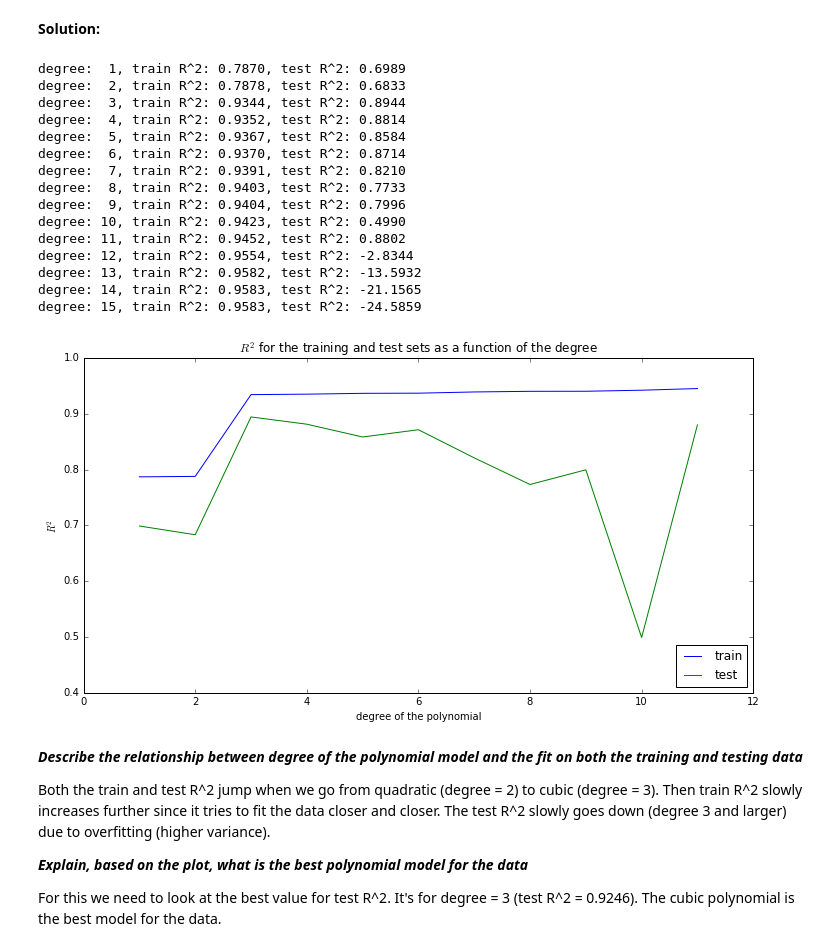
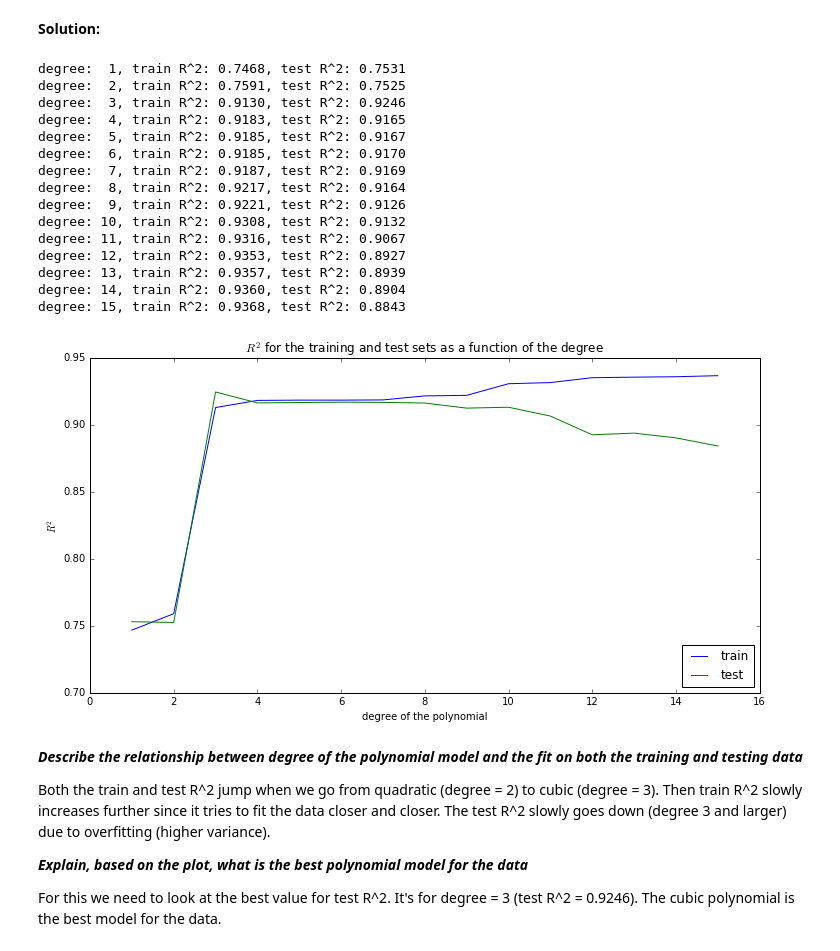
Before and after one commit to colbyZ/test1, a Jupyter notebook: hw/hw3/Zambalayev_Timur_CSCI_E_109a_HW3.ipynb, the cells around one changed output. Drawn from its saved outputs; the diff is of its cells as text; code cells hidden in the pictures.

Commit message:
plot_r_sq

```diff
--- a/hw/hw3/Zambalayev_Timur_CSCI_E_109a_HW3.ipynb
+++ b/hw/hw3/Zambalayev_Timur_CSCI_E_109a_HW3.ipynb
@@ -463,50 +463,50 @@ def plot_r_sq(ax, x_train, x_test, y_train, y_test):
         r_sq_test, _ = evaluate_polynomial_regression_fit(coefs, intercept, x_test, y_test, degree)
         print 'degree: %2d, train R^2: %.4f, test R^2: %.4f' % (degree, r_sq_train, r_sq_test)
         if abs(r_sq_train) <= 1.0 and abs(r_sq_test) <= 1.0:
             r_sq_train_list.append(r_sq_train)
             r_sq_test_list.append(r_sq_test)
             plot_degrees.append(degree)
 
     ax.plot(plot_degrees, r_sq_train_list, label='train')
     ax.plot(plot_degrees, r_sq_test_list, label='test')
     ax.legend(loc='lower right')
     ax.set_xlabel('degree of the polynomial')
     ax.set_ylabel('$R^2$')
     ax.set_title('$R^2$ for the training and test sets as a function of the degree')
 
 
 def compare_errors_prob_2b():
     x, y = dataset_3_data
     mid_index = len(x) / 2
 
     x_train, x_test = train_test_split_by_index(x, mid_index)
     y_train, y_test = train_test_split_by_index(y, mid_index)
 
     _, ax = plt.subplots(1, 1, figsize=(12, 6))
 
-    plot_r_sq(ax, x_test, x_train, y_test, y_train)
+    plot_r_sq(ax, x_train, x_test, y_train, y_test)
 
     plt.show()
 
 
 compare_errors_prob_2b()
 # %% [output]
-degree:  1, train R^2: 0.7870, test R^2: 0.6989
-degree:  2, train R^2: 0.7878, test R^2: 0.6833
-degree:  3, train R^2: 0.9344, test R^2: 0.8944
-degree:  4, train R^2: 0.9352, test R^2: 0.8814
-degree:  5, train R^2: 0.9367, test R^2: 0.8584
-degree:  6, train R^2: 0.9370, test R^2: 0.8714
-degree:  7, train R^2: 0.9391, test R^2: 0.8210
-degree:  8, train R^2: 0.9403, test R^2: 0.7733
-degree:  9, train R^2: 0.9404, test R^2: 0.7996
-degree: 10, train R^2: 0.9423, test R^2: 0.4990
-degree: 11, train R^2: 0.9452, test R^2: 0.8802
-degree: 12, train R^2: 0.9554, test R^2: -2.8344
-degree: 13, train R^2: 0.9582, test R^2: -13.5932
-degree: 14, train R^2: 0.9583, test R^2: -21.1565
-degree: 15, train R^2: 0.9583, test R^2: -24.5859
+degree:  1, train R^2: 0.7468, test R^2: 0.7531
+degree:  2, train R^2: 0.7591, test R^2: 0.7525
+degree:  3, train R^2: 0.9130, test R^2: 0.9246
+degree:  4, train R^2: 0.9183, test R^2: 0.9165
+degree:  5, train R^2: 0.9185, test R^2: 0.9167
+degree:  6, train R^2: 0.9185, test R^2: 0.9170
+degree:  7, train R^2: 0.9187, test R^2: 0.9169
+degree:  8, train R^2: 0.9217, test R^2: 0.9164
+degree:  9, train R^2: 0.9221, test R^2: 0.9126
+degree: 10, train R^2: 0.9308, test R^2: 0.9132
+degree: 11, train R^2: 0.9316, test R^2: 0.9067
+degree: 12, train R^2: 0.9353, test R^2: 0.8927
+degree: 13, train R^2: 0.9357, test R^2: 0.8939
+degree: 14, train R^2: 0.9360, test R^2: 0.8904
+degree: 15, train R^2: 0.9368, test R^2: 0.8843
-[figure, old version]
+[figure, new version]
 # %% [markdown]
 ***Describe the relationship between degree of the polynomial model and the fit on both the training and testing data***
 
```
Also changed, not shown: 1 other file.
